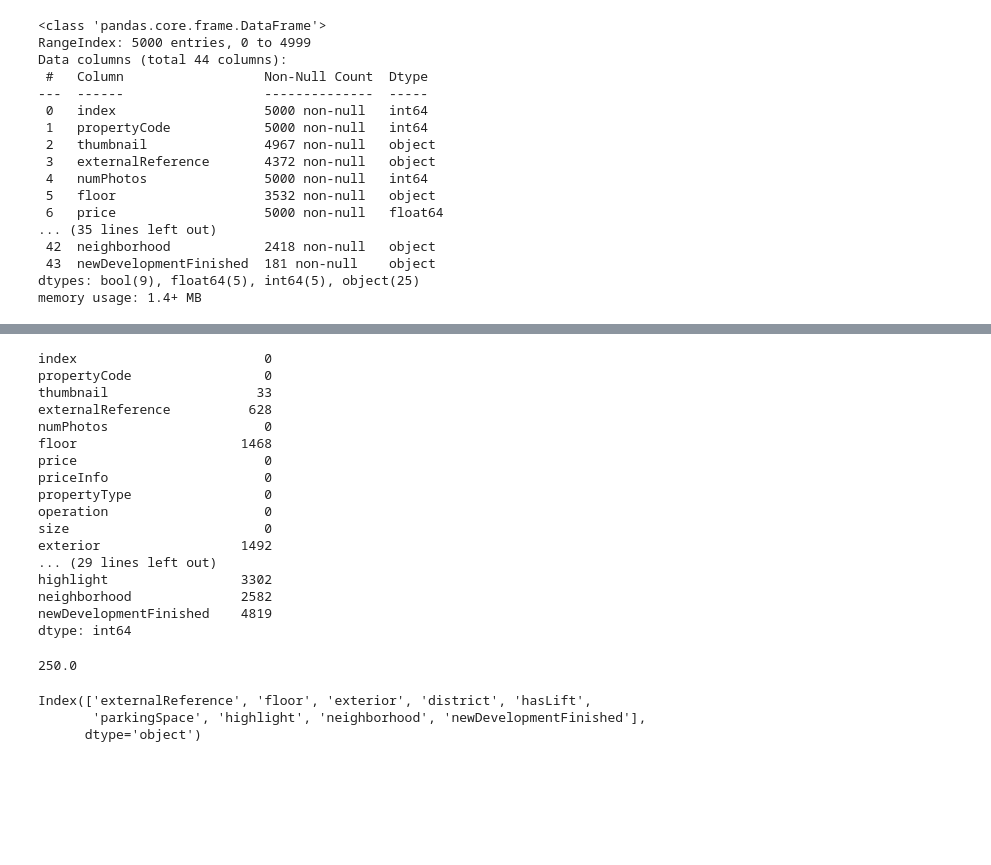
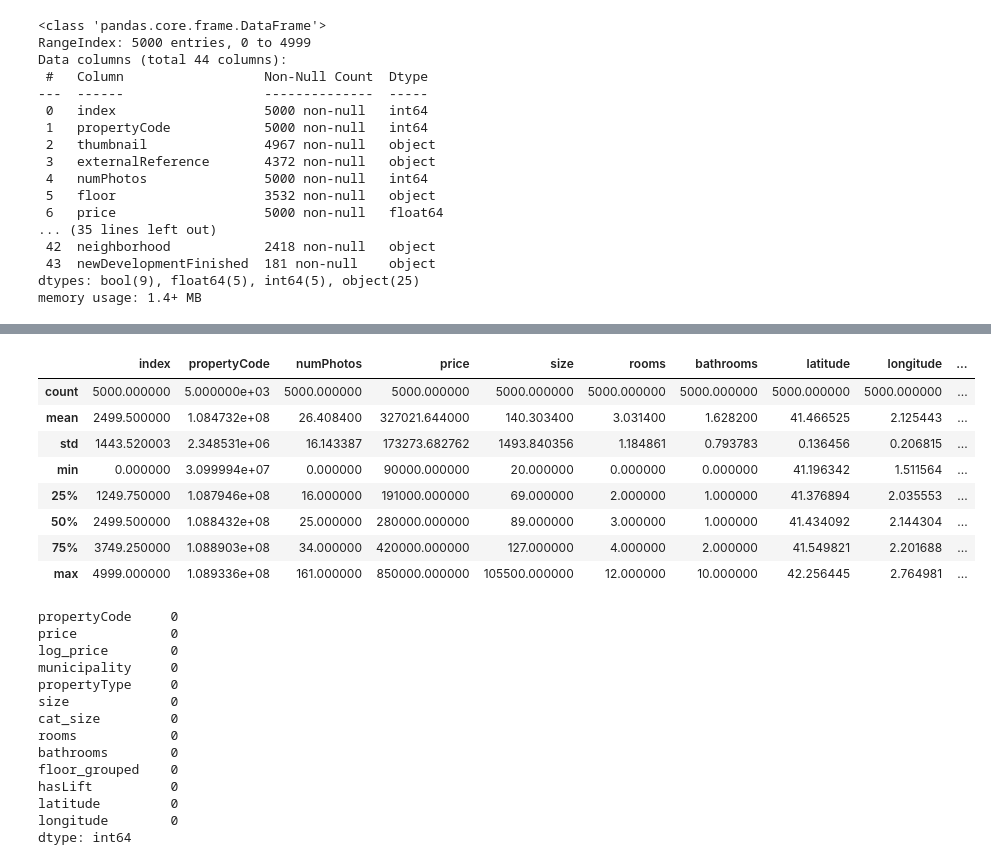
Before and after one commit to nicolasdl97/Project_1, a Jupyter notebook: Notebook/EDA.ipynb, the cells around one changed output, grey strips where cells are left out. Drawn from its saved outputs; the diff is of its cells as text; code cells hidden in the pictures; blank space fills up the shorter version.

```diff
--- a/Notebook/EDA.ipynb
+++ b/Notebook/EDA.ipynb
@@ -29,0 +38,12 @@ columns=["propertyCode","floor","price",""]
+# %%
+df.describe()
+# %% [output]
+|  | index | propertyCode | numPhotos | price | size | rooms | bathrooms | latitude | longitude | ... |
+| count | 5000.000000 | 5.000000e+03 | 5000.000000 | 5000.000000 | 5000.000000 | 5000.000000 | 5000.000000 | 5000.000000 | 5000.000000 | ... |
+| mean | 2499.500000 | 1.084732e+08 | 26.408400 | 327021.644000 | 140.303400 | 3.031400 | 1.628200 | 41.466525 | 2.125443 | ... |
+| std | 1443.520003 | 2.348531e+06 | 16.143387 | 173273.682762 | 1493.840356 | 1.184861 | 0.793783 | 0.136456 | 0.206815 | ... |
+| min | 0.000000 | 3.099994e+07 | 0.000000 | 90000.000000 | 20.000000 | 0.000000 | 0.000000 | 41.196342 | 1.511564 | ... |
+| 25% | 1249.750000 | 1.087946e+08 | 16.000000 | 191000.000000 | 69.000000 | 2.000000 | 1.000000 | 41.376894 | 2.035553 | ... |
+| 50% | 2499.500000 | 1.088432e+08 | 25.000000 | 280000.000000 | 89.000000 | 3.000000 | 1.000000 | 41.434092 | 2.144304 | ... |
+| 75% | 3749.250000 | 1.088903e+08 | 34.000000 | 420000.000000 | 127.000000 | 4.000000 | 2.000000 | 41.549821 | 2.201688 | ... |
+| max | 4999.000000 | 1.089336e+08 | 161.000000 | 850000.000000 | 105500.000000 | 12.000000 | 10.000000 | 42.256445 | 2.764981 | ... |
@@ -30,32 +125,17 @@ columns=["propertyCode","floor","price",""]
 # %%
-print(df.isna().sum())
+print(df_final.isna().sum())
 # %% [output]
-index                        0
-propertyCode                 0
-thumbnail                   33
-externalReference          628
-numPhotos                    0
-floor                     1468
-price                        0
-priceInfo                    0
-propertyType                 0
-operation                    0
-size                         0
-exterior                  1492
-... (29 lines left out)
-highlight                 3302
-neighborhood              2582
-newDevelopmentFinished    4819
+propertyCode     0
+price            0
+log_price        0
+municipality     0
+propertyType     0
+size             0
+cat_size         0
+rooms            0
+bathrooms        0
+floor_grouped    0
+hasLift          0
+latitude         0
+longitude        0
 dtype: int64
-# %%
-threshold = len(df)*0.05
-print(threshold)
-# %% [output]
-250.0
-# %%
-cols_to_drop=df.columns[df.isna().sum()>= threshold]
-print(cols_to_drop)
-# %% [output]
-Index(['externalReference', 'floor', 'exterior', 'district', 'hasLift',
-       'parkingSpace', 'highlight', 'neighborhood', 'newDevelopmentFinished'],
-      dtype='object')
```
Also changed, not shown: parts of 16 cells of this notebook, 3 other files.
